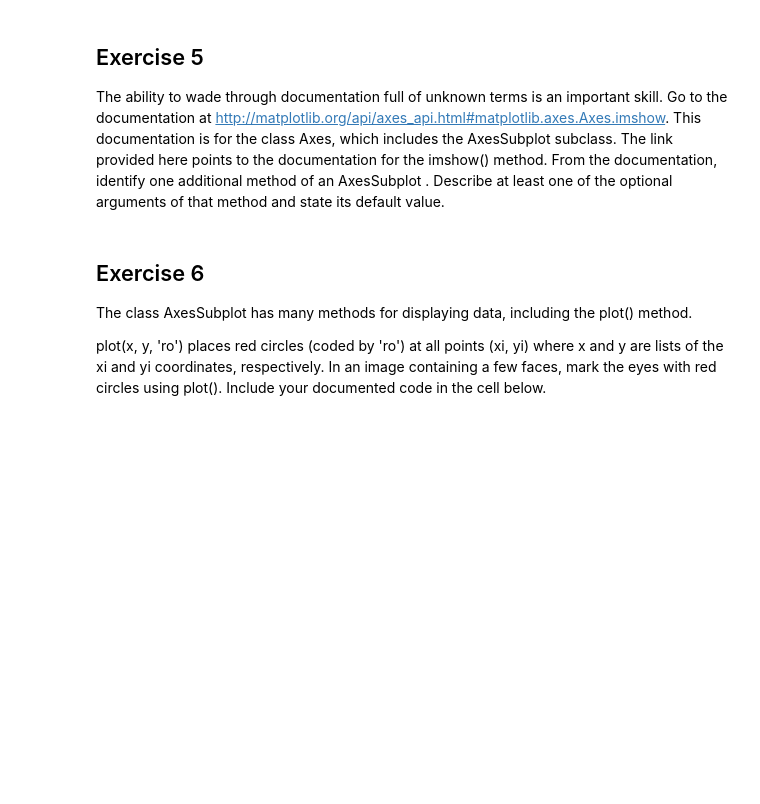
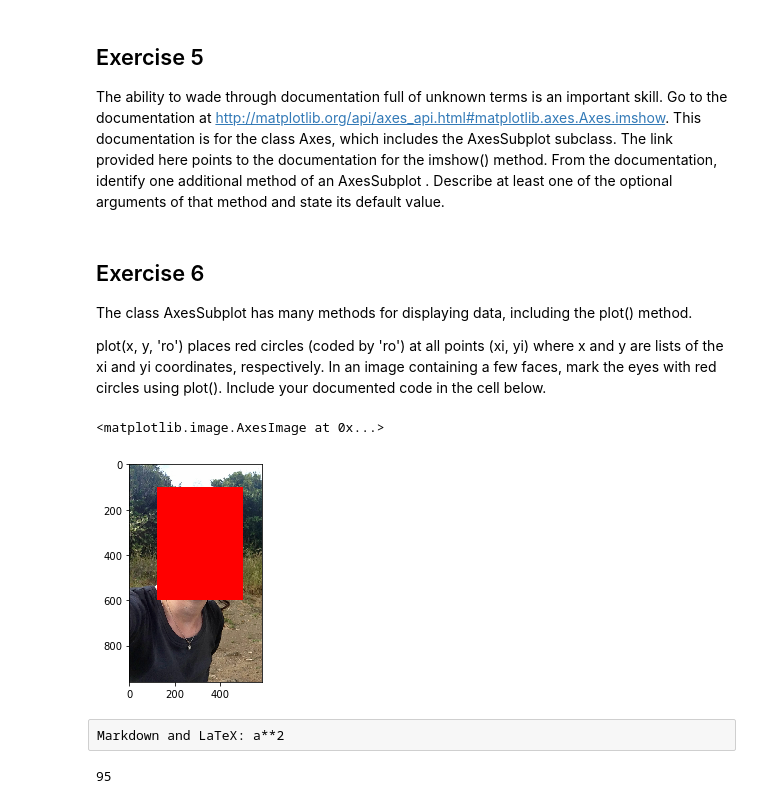
Before and after one commit to OverlandM/1-4-2-OverlandM, a Jupyter notebook: Activity-1-4-2/Activity 1.4.2 Objects and Methods.ipynb, the cells around one changed output. Cells and saved outputs as stored; diff of their text form; code cells hidden in the pictures; blank space fills up the shorter version.

```diff
--- a/Activity-1-4-2/Activity 1.4.2 Objects and Methods.ipynb
+++ b/Activity-1-4-2/Activity 1.4.2 Objects and Methods.ipynb
@@ -158,0 +194,35 @@ plot(x, y, 'ro') places red circles (coded by 'ro') at all points (xi, yi) where
+# %%
+%matplotlib inline
+import matplotlib.pyplot as plt
+import os.path
+import numpy as np      # “as” lets us use standard abbreviations
+
+'''Read the image data'''
+# Get the directory of this python script
+directory = os.getcwd()
+# Build an absolute filename from directory + filename
+filename = os.path.join(directory, 'woman.jpg')
+# Read the image data into an array
+img = plt.imread(filename)
+
+
+fig, ax = plt.subplots(1, 1)
+
+ax.imshow(img, interpolation='none')
+
+height = len(img)
+width = len(img[0])
+for row in range(100, 600):
+    for column in range(125, 500):
+        img[row][column] = [255,0,0]
+
+ax.imshow(img)
+# %% [output]
+<matplotlib.image.AxesImage at 0x...>
+[figure, added]
+# %% [raw]
+Markdown and LaTeX: a**2
+# %%
+print width
+# %% [output]
+95
```
Also changed, not shown: parts of 5 cells of this notebook.
